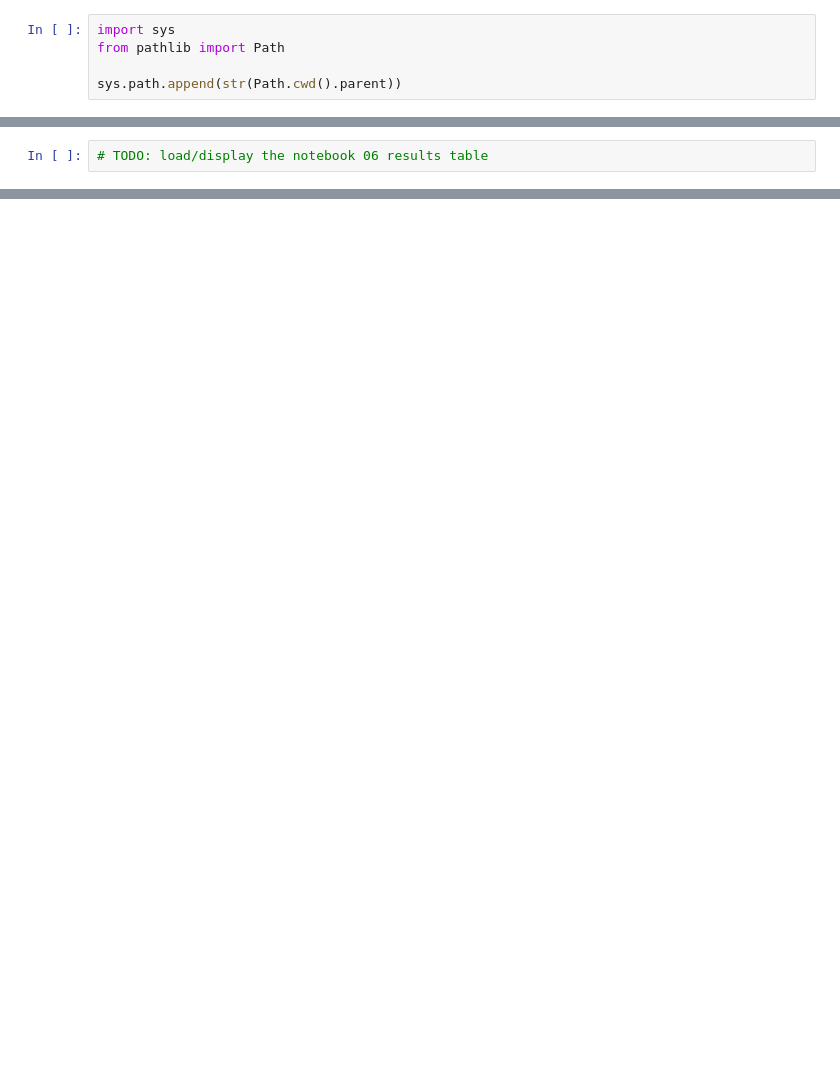
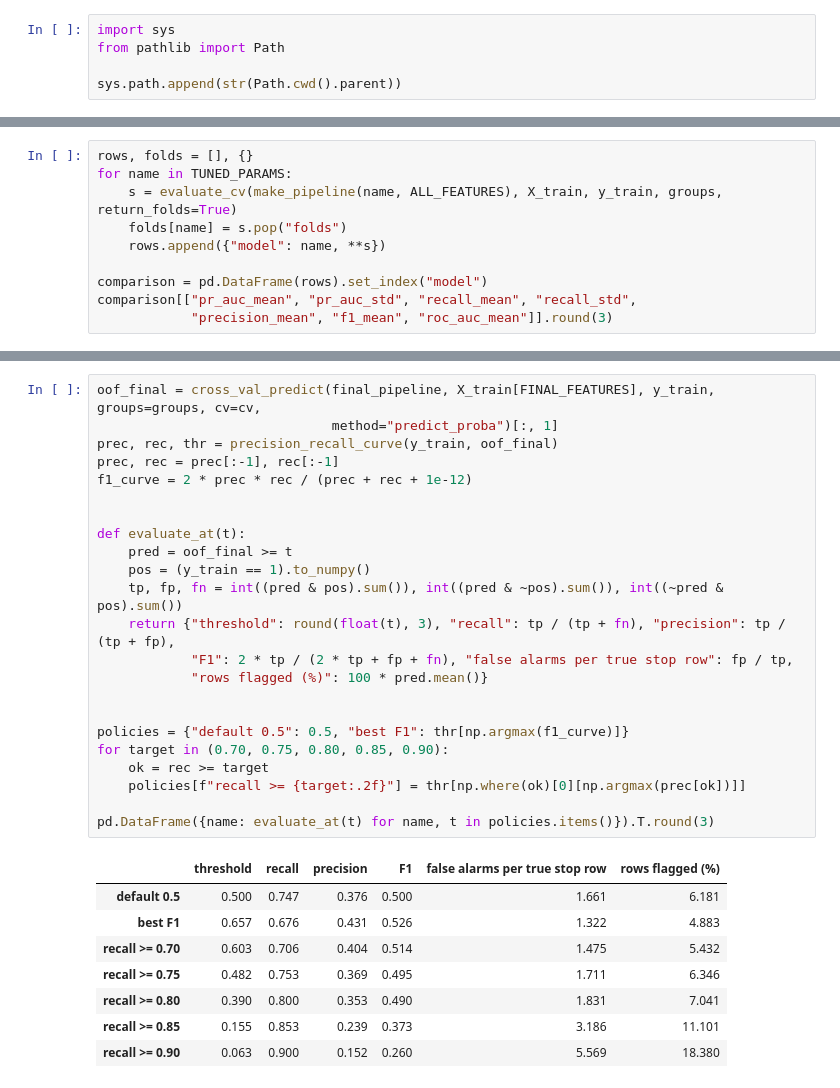
Before and after one commit to Bimsara-Yehan/UR3-CobotOps-Fault-Detection, a Jupyter notebook: notebooks/07_final_model.ipynb, the cells around one changed output, grey strips where cells are left out. Drawn from its saved outputs; the diff is of its cells as text; blank space fills up the shorter version.

```diff
--- a/notebooks/07_final_model.ipynb
+++ b/notebooks/07_final_model.ipynb
@@ -36,2 +114,10 @@ TODO: pull the tuned results table from notebook 06 (re-run, or reload a saved a
 # %%
-# TODO: load/display the notebook 06 results table
+rows, folds = [], {}
+for name in TUNED_PARAMS:
+    s = evaluate_cv(make_pipeline(name, ALL_FEATURES), X_train, y_train, groups, return_folds=True)
+    folds[name] = s.pop("folds")
+    rows.append({"model": name, **s})
+
+comparison = pd.DataFrame(rows).set_index("model")
+comparison[["pr_auc_mean", "pr_auc_std", "recall_mean", "recall_std",
+            "precision_mean", "f1_mean", "roc_auc_mean"]].round(3)
@@ -59,0 +676,32 @@ TODO: lock in the threshold chosen in notebook 06 (or refine it) for the final m
+# %%
+oof_final = cross_val_predict(final_pipeline, X_train[FINAL_FEATURES], y_train, groups=groups, cv=cv,
+                              method="predict_proba")[:, 1]
+prec, rec, thr = precision_recall_curve(y_train, oof_final)
+prec, rec = prec[:-1], rec[:-1]
+f1_curve = 2 * prec * rec / (prec + rec + 1e-12)
+
+
+def evaluate_at(t):
+    pred = oof_final >= t
+    pos = (y_train == 1).to_numpy()
+    tp, fp, fn = int((pred & pos).sum()), int((pred & ~pos).sum()), int((~pred & pos).sum())
+    return {"threshold": round(float(t), 3), "recall": tp / (tp + fn), "precision": tp / (tp + fp),
+            "F1": 2 * tp / (2 * tp + fp + fn), "false alarms per true stop row": fp / tp,
+            "rows flagged (%)": 100 * pred.mean()}
+
+
+policies = {"default 0.5": 0.5, "best F1": thr[np.argmax(f1_curve)]}
+for target in (0.70, 0.75, 0.80, 0.85, 0.90):
+    ok = rec >= target
+    policies[f"recall >= {target:.2f}"] = thr[np.where(ok)[0][np.argmax(prec[ok])]]
+
+pd.DataFrame({name: evaluate_at(t) for name, t in policies.items()}).T.round(3)
+# %% [output]
+|  | threshold | recall | precision | F1 | false alarms per true stop row | rows flagged (%) |
+| default 0.5 | 0.500 | 0.747 | 0.376 | 0.500 | 1.661 | 6.181 |
+| best F1 | 0.657 | 0.676 | 0.431 | 0.526 | 1.322 | 4.883 |
+| recall >= 0.70 | 0.603 | 0.706 | 0.404 | 0.514 | 1.475 | 5.432 |
+| recall >= 0.75 | 0.482 | 0.753 | 0.369 | 0.495 | 1.711 | 6.346 |
+| recall >= 0.80 | 0.390 | 0.800 | 0.353 | 0.490 | 1.831 | 7.041 |
+| recall >= 0.85 | 0.155 | 0.853 | 0.239 | 0.373 | 3.186 | 11.101 |
+| recall >= 0.90 | 0.063 | 0.900 | 0.152 | 0.260 | 5.569 | 18.380 |
```
Also changed, not shown: parts of 43 cells of this notebook, 7 other files.
